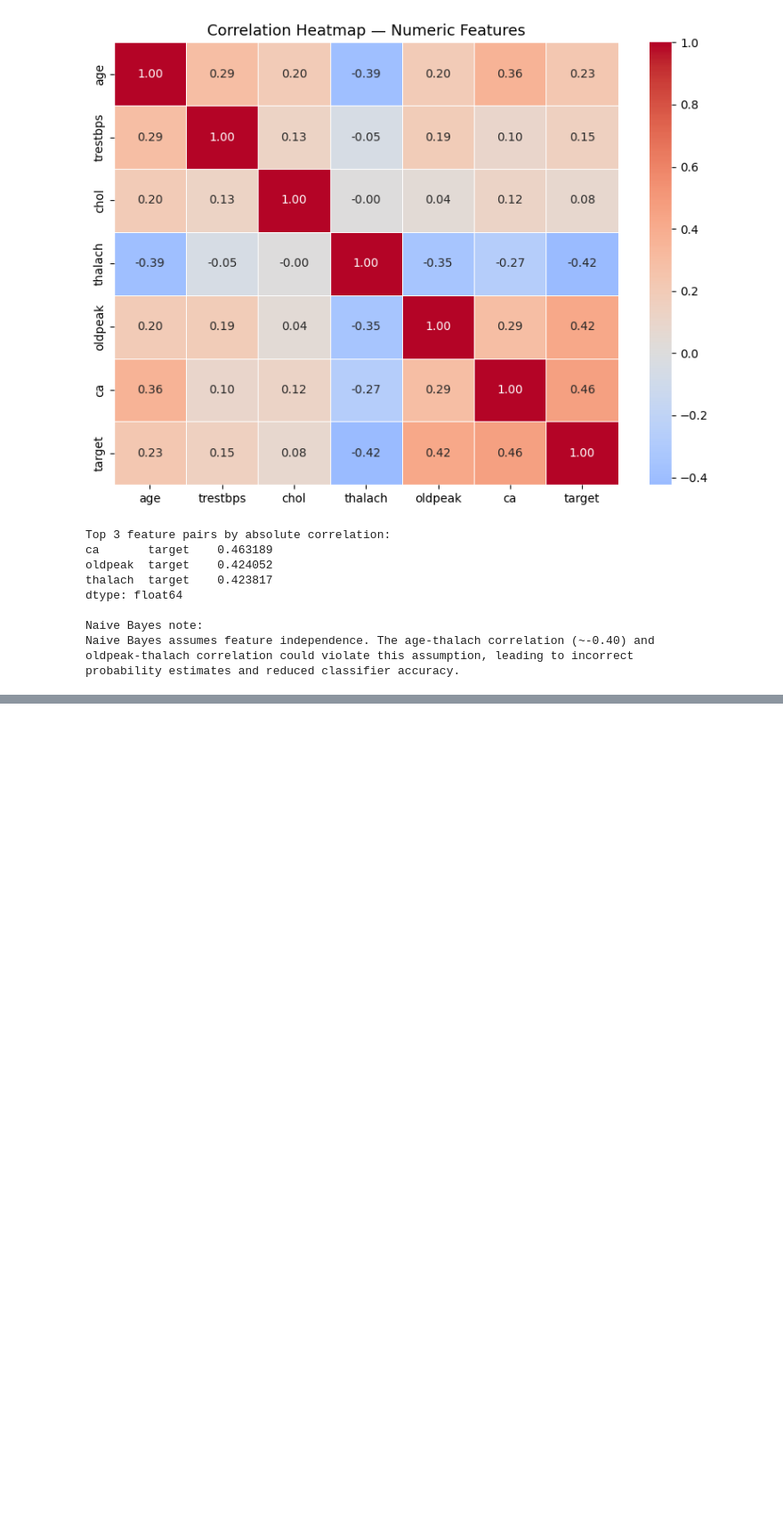
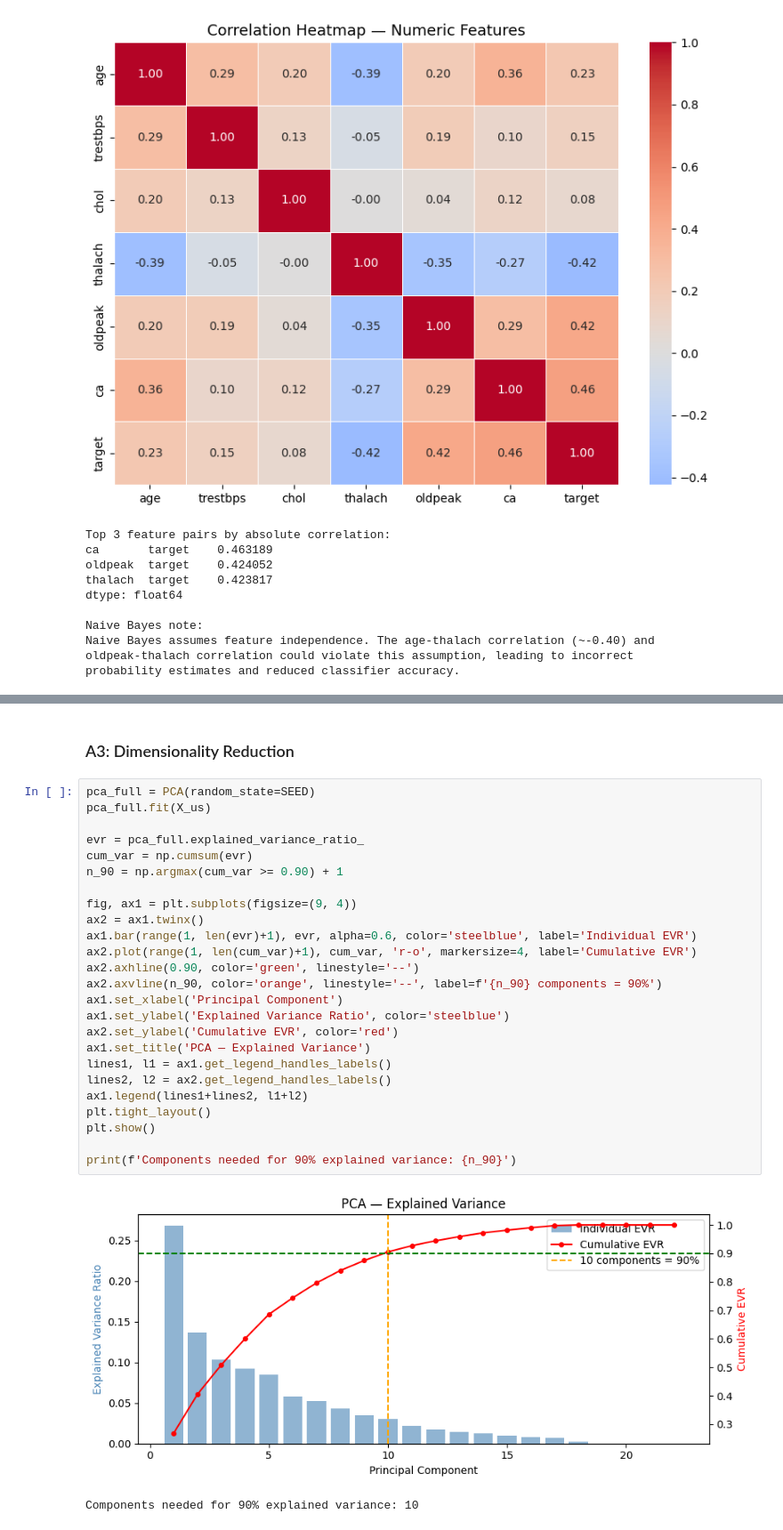
Before and after one commit to Saif1Shahzad/cardioai-heart-disease-prediction, a Jupyter notebook: notebook/i232634_DS-A_Assignment 4_Notebook.ipynb, the cells around one changed output, grey strips where cells are left out. Shown at 89% size. Saved outputs shown, nothing was run; the diff lists cells and outputs as text; blank space fills up the shorter version.

```diff
--- a/notebook/i232634_DS-A_Assignment 4_Notebook.ipynb
+++ b/notebook/i232634_DS-A_Assignment 4_Notebook.ipynb
@@ -264,0 +464,30 @@ probability estimates and reduced classifier accuracy.
+# %% [markdown]
+### A3: Dimensionality Reduction
+# %%
+pca_full = PCA(random_state=SEED)
+pca_full.fit(X_us)
+
+evr = pca_full.explained_variance_ratio_
+cum_var = np.cumsum(evr)
+n_90 = np.argmax(cum_var >= 0.90) + 1
+
+fig, ax1 = plt.subplots(figsize=(9, 4))
+ax2 = ax1.twinx()
+ax1.bar(range(1, len(evr)+1), evr, alpha=0.6, color='steelblue', label='Individual EVR')
+ax2.plot(range(1, len(cum_var)+1), cum_var, 'r-o', markersize=4, label='Cumulative EVR')
+ax2.axhline(0.90, color='green', linestyle='--')
+ax2.axvline(n_90, color='orange', linestyle='--', label=f'{n_90} components = 90%')
+ax1.set_xlabel('Principal Component')
+ax1.set_ylabel('Explained Variance Ratio', color='steelblue')
+ax2.set_ylabel('Cumulative EVR', color='red')
+ax1.set_title('PCA — Explained Variance')
+lines1, l1 = ax1.get_legend_handles_labels()
+lines2, l2 = ax2.get_legend_handles_labels()
+ax1.legend(lines1+lines2, l1+l2)
+plt.tight_layout()
+plt.show()
+
+print(f'Components needed for 90% explained variance: {n_90}')
+# %% [output]
+[figure, added]
+Components needed for 90% explained variance: 10
```
Also changed, not shown: parts of 12 cells of this notebook.
